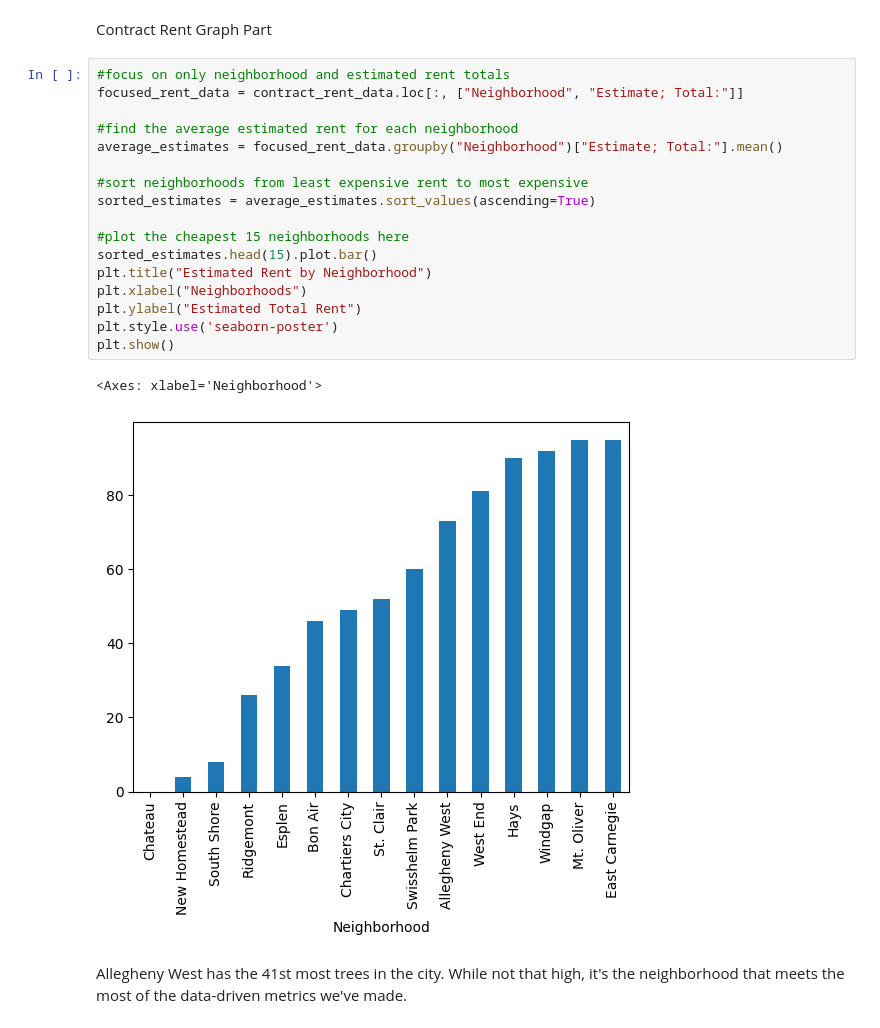
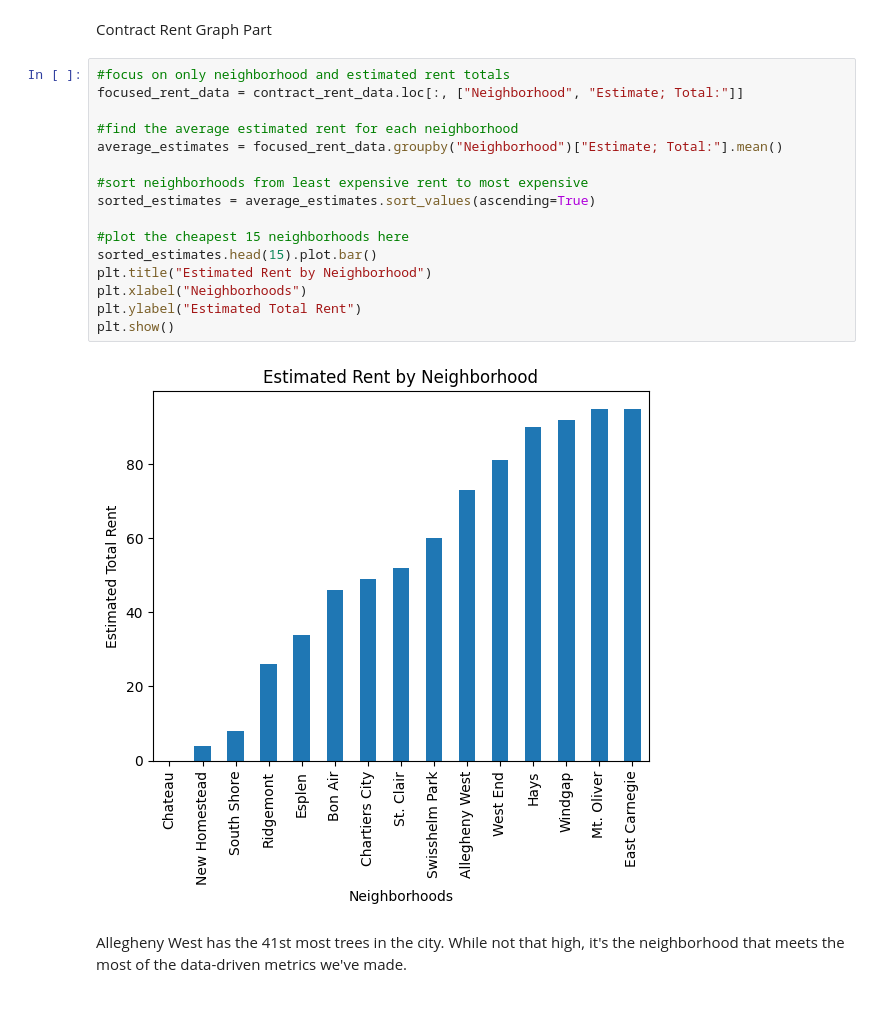
Before and after one commit to heatherguzik/-best-pittsburgh-neighborhood, a Jupyter notebook: MainNotebook.ipynb, the cells around one changed output. Drawn from its saved outputs; the diff is of its cells as text.

Commit message:
image

```diff
--- a/MainNotebook.ipynb
+++ b/MainNotebook.ipynb
@@ -54,23 +83,21 @@ Contract Rent Graph Part
 # %%
 #focus on only neighborhood and estimated rent totals
 focused_rent_data = contract_rent_data.loc[:, ["Neighborhood", "Estimate; Total:"]]
 
 #find the average estimated rent for each neighborhood
 average_estimates = focused_rent_data.groupby("Neighborhood")["Estimate; Total:"].mean()
 
 #sort neighborhoods from least expensive rent to most expensive
 sorted_estimates = average_estimates.sort_values(ascending=True)
 
 #plot the cheapest 15 neighborhoods here
 sorted_estimates.head(15).plot.bar()
 plt.title("Estimated Rent by Neighborhood")
 plt.xlabel("Neighborhoods")
 plt.ylabel("Estimated Total Rent")
-plt.style.use('seaborn-poster')
 plt.show()
 # %% [output]
-<Axes: xlabel='Neighborhood'>
-[figure, old version]
+[figure, new version]
 # %% [markdown]
 Allegheny West has the 41st most trees in the city. While not that high, it's the neighborhood that meets the most of the data-driven metrics we've made.
 # %%
```
Also changed, not shown: parts of 4 cells of this notebook, 1 other file.
